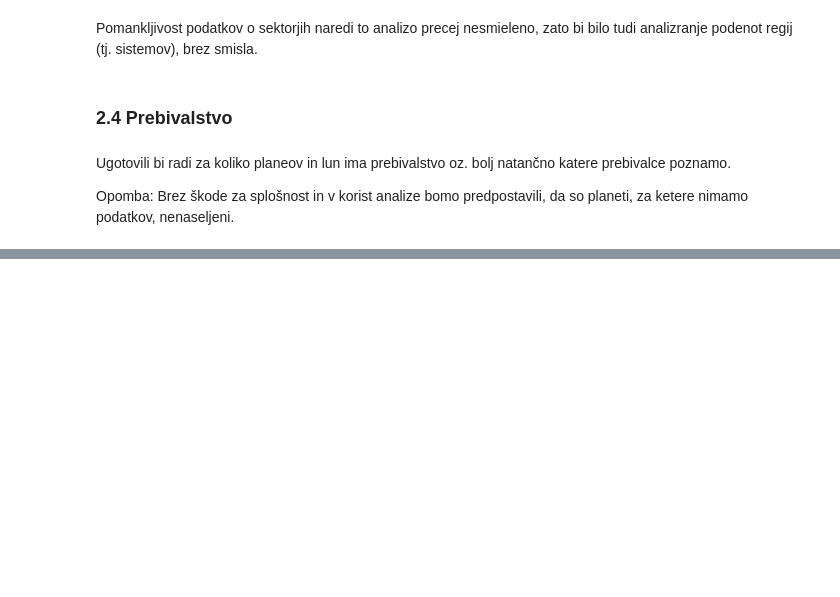
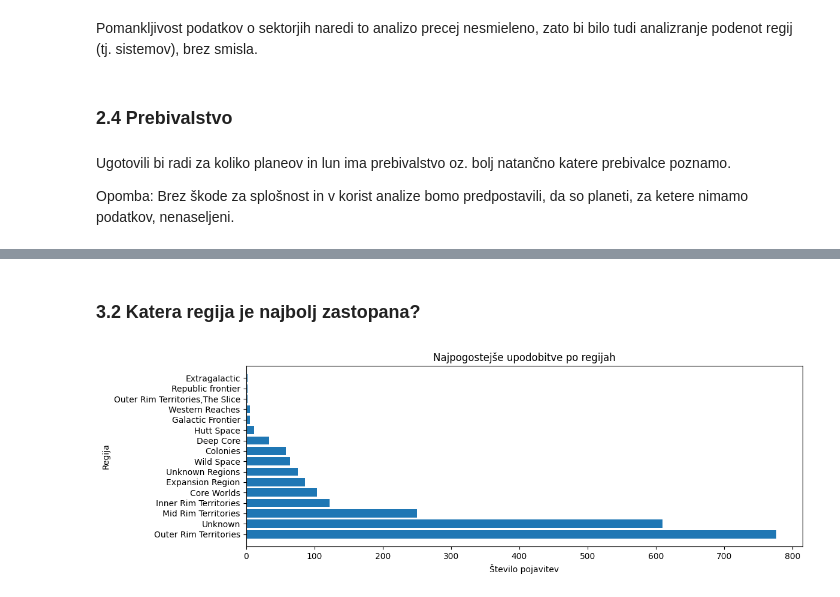
Before and after one commit to oskartezak/ProjektnaNaloga, a Jupyter notebook: Analiza2.ipynb, the cells around one changed output, grey strips where cells are left out. Drawn from its saved outputs; the diff is of its cells as text; code cells hidden in the pictures; blank space fills up the shorter version.

```diff
--- a/Analiza2.ipynb
+++ b/Analiza2.ipynb
@@ -76,7 +76,7 @@ Ponovno z naskokom preladujejo planeti in lune z začetnico A.
 # %% [markdown]
 ### 2.2 Katera regija je najbolj zastopana?
 # %%
-def najpogostejsa_upodobitev(podatki):
+def najpogostejsa_upodobitev_1(podatki):
     upodobitve = {}  # Slovar za shranjevanje števila upodobitev vsakega filma/serije
 
     for index, planet in podatki.iterrows():
@@ -89,7 +89,7 @@ def najpogostejsa_upodobitev(podatki):
 
     return upodobitve
 
-upodobitve_planet2 = najpogostejsa_upodobitev(planeti2)
+upodobitve_planet2 = najpogostejsa_upodobitev_1(planeti2)
 # %%
 # Podatki za tabelo
 podatki_tabela = {
@@ -177,0 +238,21 @@ Opomba: Brez škode za splošnost in v korist analize bomo predpostavili, da so
+# %% [markdown]
+### 3.2 Katera regija je najbolj zastopana?
+# %%
+upodobitve_planet2 = najpogostejsa_upodobitev_1(planeti2)
+
+# Pretvorimo slovar v DataFrame
+upodobitve_df = pd.DataFrame.from_dict(upodobitve_planet2, orient='index', columns=['Število pojavitev'])
+
+# Sortiramo po številu pojavitev
+upodobitve_df = upodobitve_df.sort_values(by='Število pojavitev', ascending=False)
+
+# Narišemo stolpični diagram
+plt.figure(figsize=(12, 4))
+plt.barh(upodobitve_df.index, upodobitve_df['Število pojavitev'])
+plt.xlabel('Število pojavitev')
+plt.ylabel('Regija')
+plt.title('Najpogostejše upodobitve po regijah')
+plt.tight_layout()
+plt.show()
+# %% [output]
+[figure, added]
```
Also changed, not shown: parts of 20 cells of this notebook.
